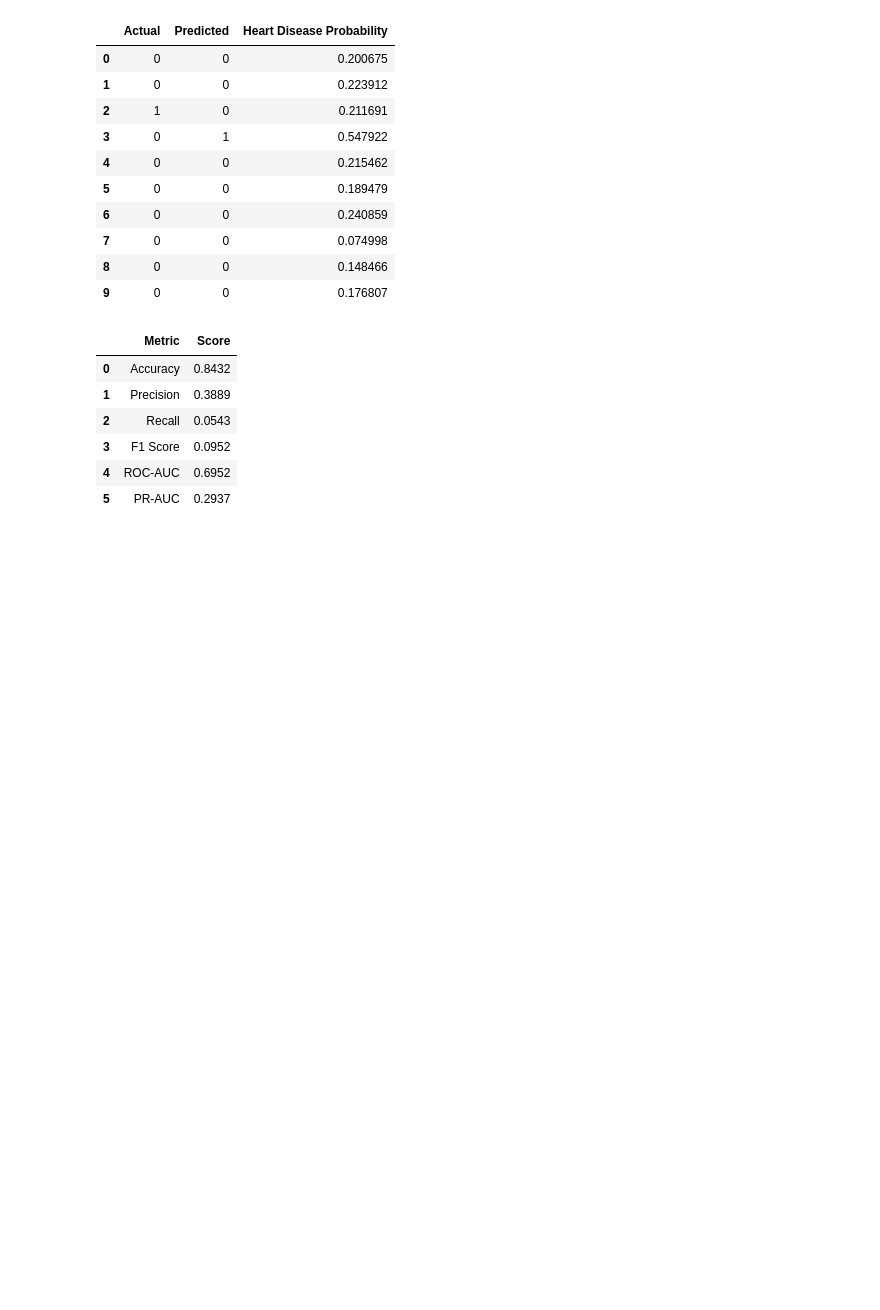
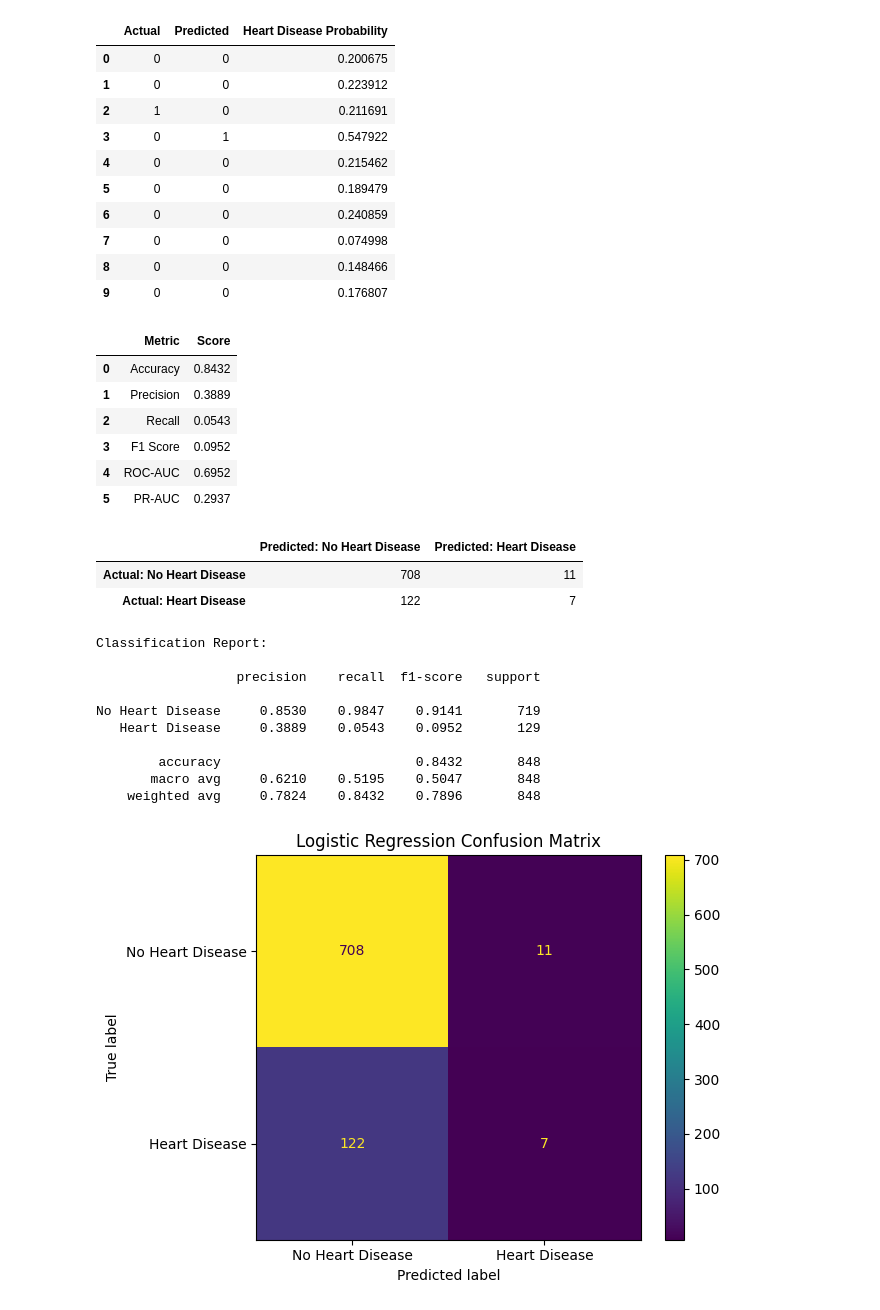
Before and after one commit to SMCodeX7/Heart-Disease-Classification, a Jupyter notebook: notebooks/05-Logistic_Regression.ipynb, the cells around one changed output. Saved outputs shown, nothing was run; the diff lists cells and outputs as text; code cells hidden in the pictures; blank space fills up the shorter version.

Commit message:
Evaluate confusion matrix and class performance

```diff
--- a/notebooks/05-Logistic_Regression.ipynb
+++ b/notebooks/05-Logistic_Regression.ipynb
@@ -378,3 +378,73 @@ evaluation_metrics
 | 3 | F1 Score | 0.0952 |
 | 4 | ROC-AUC | 0.6952 |
 | 5 | PR-AUC | 0.2937 |
+# %%
+from sklearn.metrics import (
+    classification_report,
+    confusion_matrix,
+    ConfusionMatrixDisplay
+)
+
+confusion = confusion_matrix(
+    y_test,
+    y_pred,
+    labels=[0, 1]
+)
+
+confusion_table = pd.DataFrame(
+    confusion,
+    index=[
+        "Actual: No Heart Disease",
+        "Actual: Heart Disease"
+    ],
+    columns=[
+        "Predicted: No Heart Disease",
+        "Predicted: Heart Disease"
+    ]
+)
+
+display(confusion_table)
+
+print("Classification Report:\n")
+
+print(
+    classification_report(
+        y_test,
+        y_pred,
+        target_names=[
+            "No Heart Disease",
+            "Heart Disease"
+        ],
+        digits=4,
+        zero_division=0
+    )
+)
+
+ConfusionMatrixDisplay(
+    confusion_matrix=confusion,
+    display_labels=[
+        "No Heart Disease",
+        "Heart Disease"
+    ]
+).plot(
+    values_format="d"
+)
+
+plt.title("Logistic Regression Confusion Matrix")
+plt.tight_layout()
+plt.show()
+# %% [output]
+|  | Predicted: No Heart Disease | Predicted: Heart Disease |
+| Actual: No Heart Disease | 708 | 11 |
+| Actual: Heart Disease | 122 | 7 |
+Classification Report:
+
+                  precision    recall  f1-score   support
+
+No Heart Disease     0.8530    0.9847    0.9141       719
+   Heart Disease     0.3889    0.0543    0.0952       129
+
+        accuracy                         0.8432       848
+       macro avg     0.6210    0.5195    0.5047       848
+    weighted avg     0.7824    0.8432    0.7896       848
+[figure, added]
```
